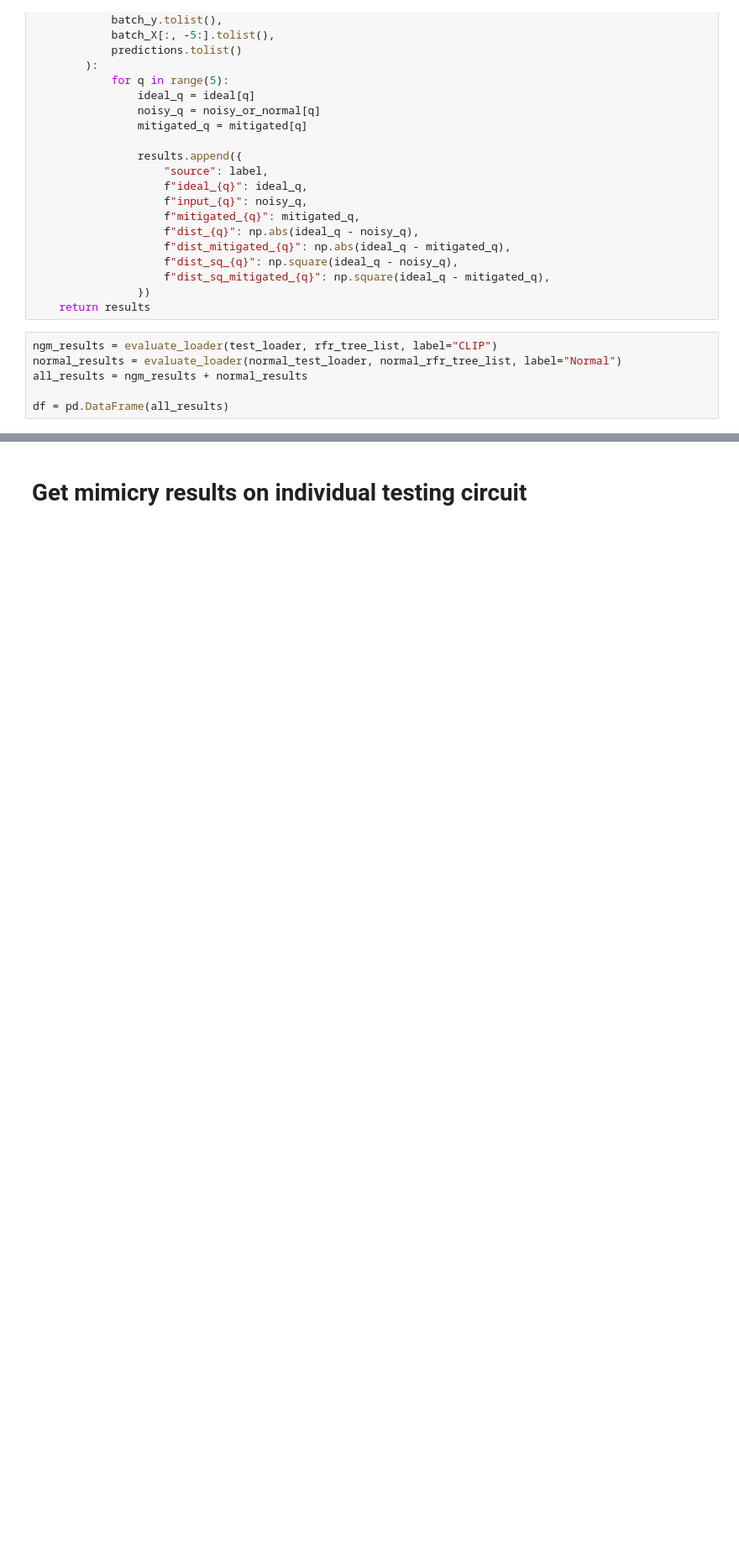
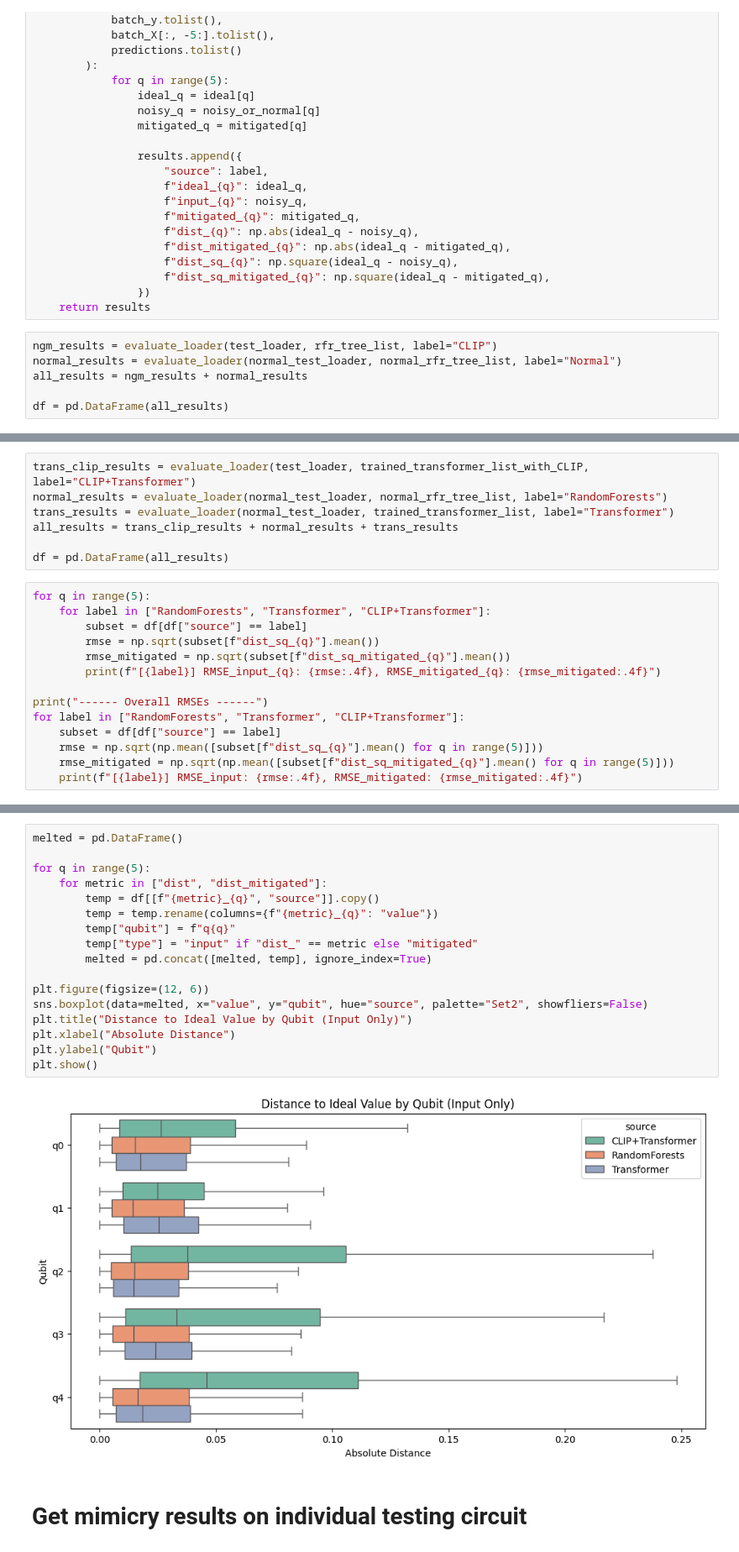
Before and after one commit to SMATousi/vigir-ml-qem, a Jupyter notebook: docs/demos/demo1_rf_mimic_zne_100q_twirl_Transformers.ipynb, the cells around one changed output, grey strips where cells are left out. Shown at 84% size. Cells and saved outputs as stored; diff of their text form; blank space fills up the shorter version.

Commit message:
transformer model added

```diff
--- a/docs/demos/demo1_rf_mimic_zne_100q_twirl_Transformers.ipynb
+++ b/docs/demos/demo1_rf_mimic_zne_100q_twirl_Transformers.ipynb
@@ -575,0 +514,21 @@ plt.show()
+# %%
+trans_clip_results = evaluate_loader(test_loader, trained_transformer_list_with_CLIP, label="CLIP+Transformer")
+normal_results = evaluate_loader(normal_test_loader, normal_rfr_tree_list, label="RandomForests")
+trans_results = evaluate_loader(normal_test_loader, trained_transformer_list, label="Transformer")
+all_results = trans_clip_results + normal_results + trans_results
+
+df = pd.DataFrame(all_results)
+# %%
+for q in range(5):
+    for label in ["RandomForests", "Transformer", "CLIP+Transformer"]:
+        subset = df[df["source"] == label]
+        rmse = np.sqrt(subset[f"dist_sq_{q}"].mean())
+        rmse_mitigated = np.sqrt(subset[f"dist_sq_mitigated_{q}"].mean())
+        print(f"[{label}] RMSE_input_{q}: {rmse:.4f}, RMSE_mitigated_{q}: {rmse_mitigated:.4f}")
+
+print("------ Overall RMSEs ------")
+for label in ["RandomForests", "Transformer", "CLIP+Transformer"]:
+    subset = df[df["source"] == label]
+    rmse = np.sqrt(np.mean([subset[f"dist_sq_{q}"].mean() for q in range(5)]))
+    rmse_mitigated = np.sqrt(np.mean([subset[f"dist_sq_mitigated_{q}"].mean() for q in range(5)]))
+    print(f"[{label}] RMSE_input: {rmse:.4f}, RMSE_mitigated: {rmse_mitigated:.4f}")
@@ -576,3 +555,22 @@ plt.show()
+# %%
+melted = pd.DataFrame()
+
+for q in range(5):
+    for metric in ["dist", "dist_mitigated"]:
+        temp = df[[f"{metric}_{q}", "source"]].copy()
+        temp = temp.rename(columns={f"{metric}_{q}": "value"})
+        temp["qubit"] = f"q{q}"
+        temp["type"] = "input" if "dist_" == metric else "mitigated"
+        melted = pd.concat([melted, temp], ignore_index=True)
+
+plt.figure(figsize=(12, 6))
+sns.boxplot(data=melted, x="value", y="qubit", hue="source", palette="Set2", showfliers=False)
+plt.title("Distance to Ideal Value by Qubit (Input Only)")
+plt.xlabel("Absolute Distance")
+plt.ylabel("Qubit")
+plt.show()
+# %% [output]
+[figure, added]
 # %% [markdown]
 # Get mimicry results on individual testing circuit
 # %%
```
Also changed, not shown: parts of 17 cells of this notebook, 1 other file.
